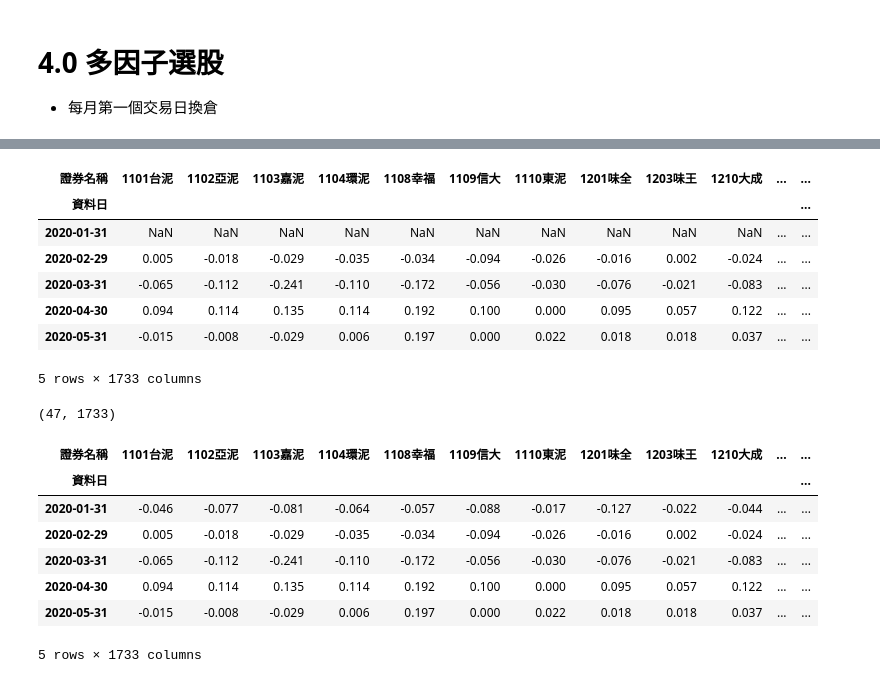
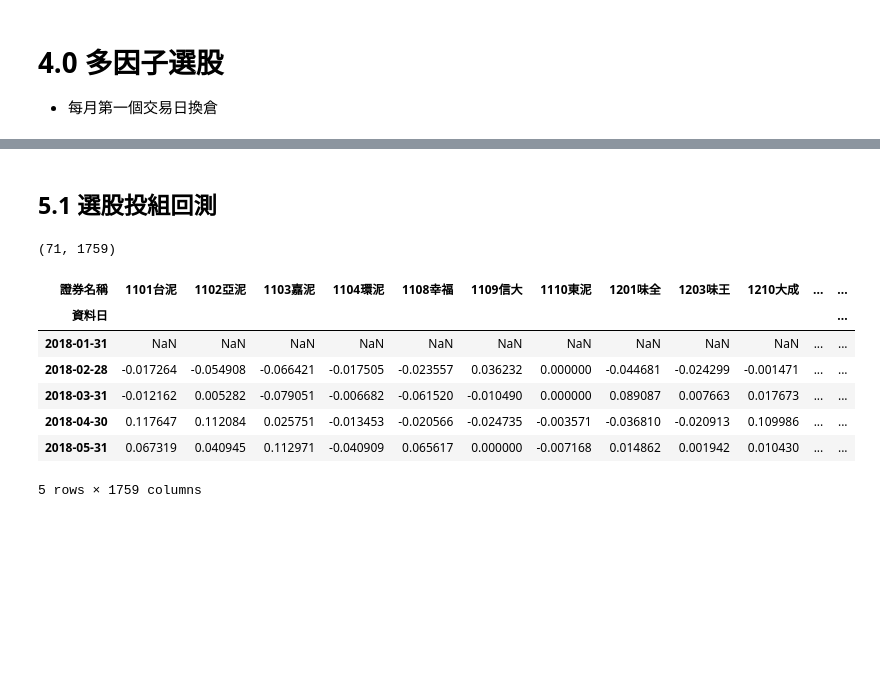
Before and after one commit to Wayne0807/FCU, a Jupyter notebook: 課堂練習.ipynb, the cells around one changed output, grey strips where cells are left out. Cells and saved outputs as stored; diff of their text form; code cells hidden in the pictures; blank space fills up the shorter version.

```diff
--- a/課堂練習.ipynb
+++ b/課堂練習.ipynb
@@ -876,36 +938,22 @@ df.head()
+# %% [markdown]
+## 5.1 選股投組回測
 # %%
-# 每月初收盤價
-monthly_start_price = df.groupby('證券名稱').resample('M')['收盤價'].first().unstack().transpose()
 # 每月底收盤價
 monthly_end_price = df.groupby('證券名稱').resample('M')['收盤價'].last().unstack().transpose()
 
 # 月底到下個月底的報酬
 monthly_returns = monthly_end_price.pct_change()
 
+print(monthly_returns.shape)
 monthly_returns.head()
 # %% [output]
+(71, 1759)
 | 證券名稱 | 1101台泥 | 1102亞泥 | 1103嘉泥 | 1104環泥 | 1108幸福 | 1109信大 | 1110東泥 | 1201味全 | 1203味王 | 1210大成 | ... | ... |
 | 資料日 |  |  |  |  |  |  |  |  |  |  |  | ... |
-| 2020-01-31 | NaN | NaN | NaN | NaN | NaN | NaN | NaN | NaN | NaN | NaN | ... | ... |
-| 2020-02-29 | 0.005 | -0.018 | -0.029 | -0.035 | -0.034 | -0.094 | -0.026 | -0.016 | 0.002 | -0.024 | ... | ... |
-| 2020-03-31 | -0.065 | -0.112 | -0.241 | -0.110 | -0.172 | -0.056 | -0.030 | -0.076 | -0.021 | -0.083 | ... | ... |
-| 2020-04-30 | 0.094 | 0.114 | 0.135 | 0.114 | 0.192 | 0.100 | 0.000 | 0.095 | 0.057 | 0.122 | ... | ... |
-| 2020-05-31 | -0.015 | -0.008 | -0.029 | 0.006 | 0.197 | 0.000 | 0.022 | 0.018 | 0.018 | 0.037 | ... | ... |
+| 2018-01-31 | NaN | NaN | NaN | NaN | NaN | NaN | NaN | NaN | NaN | NaN | ... | ... |
+| 2018-02-28 | -0.017264 | -0.054908 | -0.066421 | -0.017505 | -0.023557 | 0.036232 | 0.000000 | -0.044681 | -0.024299 | -0.001471 | ... | ... |
+| 2018-03-31 | -0.012162 | 0.005282 | -0.079051 | -0.006682 | -0.061520 | -0.010490 | 0.000000 | 0.089087 | 0.007663 | 0.017673 | ... | ... |
+| 2018-04-30 | 0.117647 | 0.112084 | 0.025751 | -0.013453 | -0.020566 | -0.024735 | -0.003571 | -0.036810 | -0.020913 | 0.109986 | ... | ... |
+| 2018-05-31 | 0.067319 | 0.040945 | 0.112971 | -0.040909 | 0.065617 | 0.000000 | -0.007168 | 0.014862 | 0.001942 | 0.010430 | ... | ... |
-5 rows × 1733 columns
+5 rows × 1759 columns
-# %%
-# 補齊第一個月報酬缺失值
-monthly_returns.iloc[0,:] = monthly_end_price.iloc[0,:] / monthly_start_price.iloc[0,:] - 1
-
-print(monthly_returns.shape)
-monthly_returns.head()
-# %% [output]
-(47, 1733)
-| 證券名稱 | 1101台泥 | 1102亞泥 | 1103嘉泥 | 1104環泥 | 1108幸福 | 1109信大 | 1110東泥 | 1201味全 | 1203味王 | 1210大成 | ... | ... |
-| 資料日 |  |  |  |  |  |  |  |  |  |  |  | ... |
-| 2020-01-31 | -0.046 | -0.077 | -0.081 | -0.064 | -0.057 | -0.088 | -0.017 | -0.127 | -0.022 | -0.044 | ... | ... |
-| 2020-02-29 | 0.005 | -0.018 | -0.029 | -0.035 | -0.034 | -0.094 | -0.026 | -0.016 | 0.002 | -0.024 | ... | ... |
-| 2020-03-31 | -0.065 | -0.112 | -0.241 | -0.110 | -0.172 | -0.056 | -0.030 | -0.076 | -0.021 | -0.083 | ... | ... |
-| 2020-04-30 | 0.094 | 0.114 | 0.135 | 0.114 | 0.192 | 0.100 | 0.000 | 0.095 | 0.057 | 0.122 | ... | ... |
-| 2020-05-31 | -0.015 | -0.008 | -0.029 | 0.006 | 0.197 | 0.000 | 0.022 | 0.018 | 0.018 | 0.037 | ... | ... |
-5 rows × 1733 columns
 # %%
```
Also changed, not shown: parts of 56 cells of this notebook, 1 other file.
